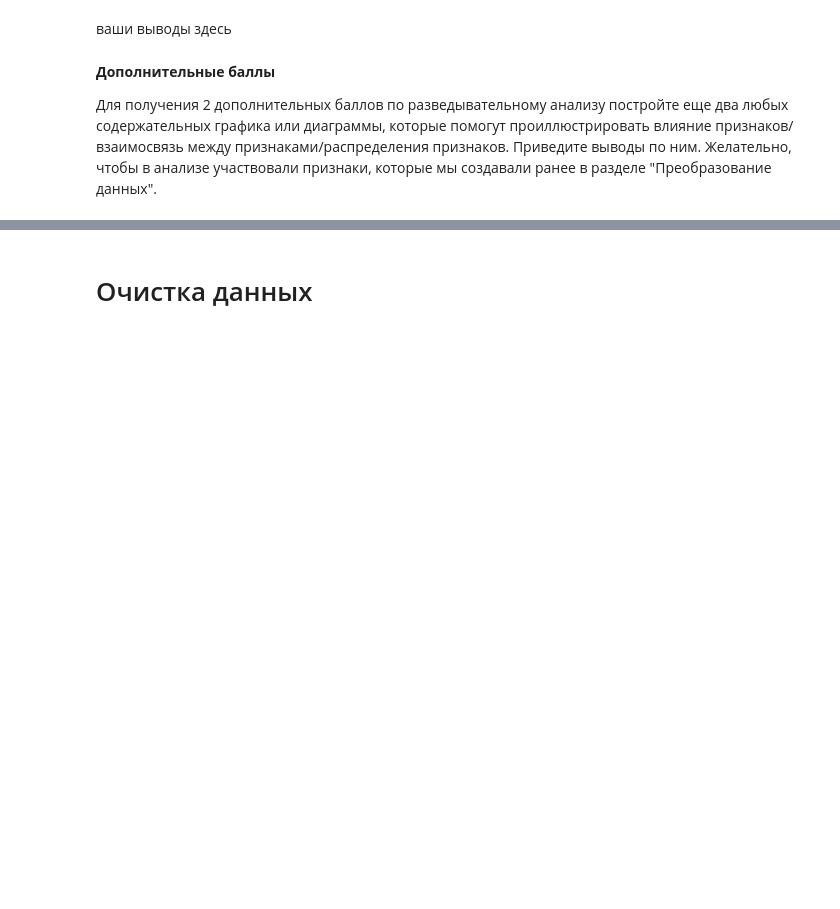
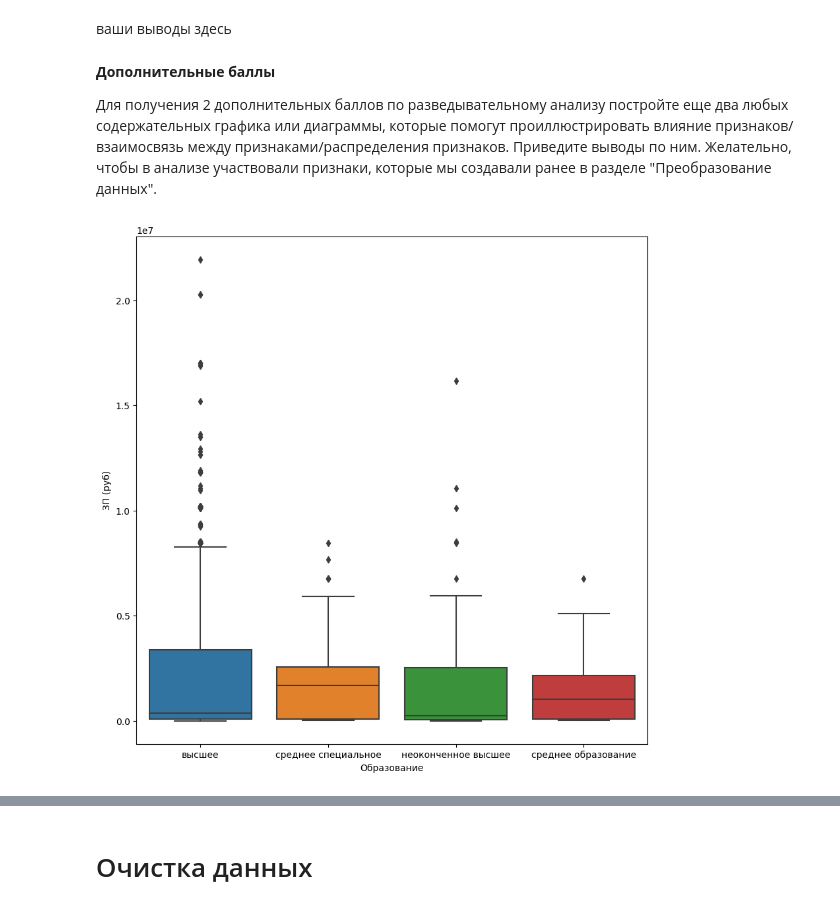
Before and after one commit to Slava0505/hh_resume_EDA, a Jupyter notebook: hh_resume_EDA.ipynb, the cells around one changed output, grey strips where cells are left out. Drawn from its saved outputs; the diff is of its cells as text; code cells hidden in the pictures; blank space fills up the shorter version.

```diff
--- a/hh_resume_EDA.ipynb
+++ b/hh_resume_EDA.ipynb
@@ -522,5 +514,10 @@ df.groupby('Образование').median()
 
 Для получения 2 дополнительных баллов по разведывательному анализу постройте еще два любых содержательных графика или диаграммы, которые помогут проиллюстрировать влияние признаков/взаимосвязь между признаками/распределения признаков. Приведите выводы по ним. Желательно, чтобы в анализе участвовали признаки, которые мы создавали ранее в разделе "Преобразование данных".
 # %%
-# ваш код здесь
+trashold = df[view_col].quantile(0.99)
+plt.figure(figsize=(10, 10))
+sns.boxplot(x='Образование', y="ЗП (руб)", data=df[df[view_col]<trashold])
+plt.show()
+# %% [output]
+[figure, added]
 # %% [markdown]
```
Also changed, not shown: parts of 7 cells of this notebook.
